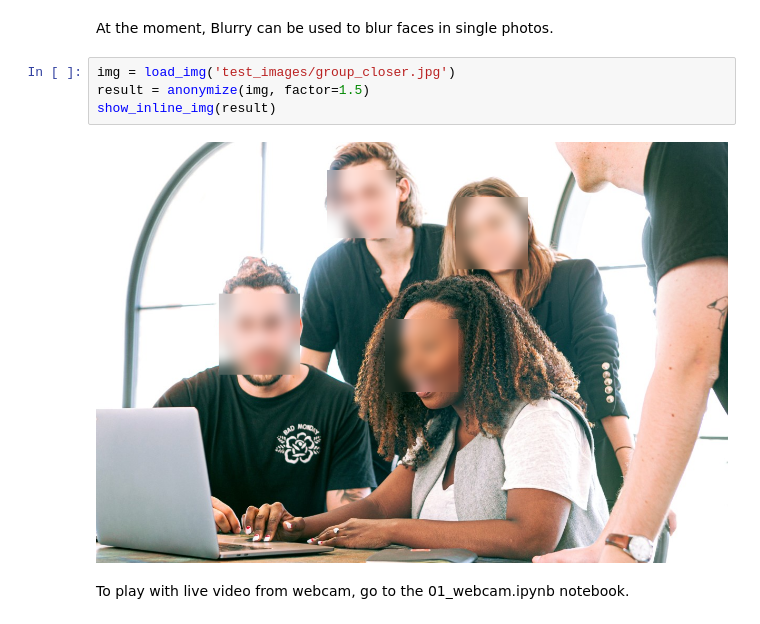
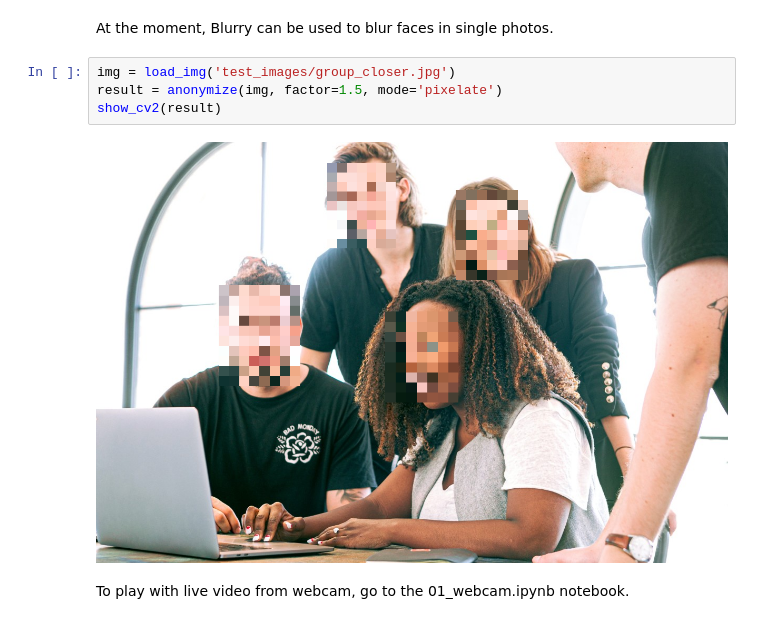
Before and after one commit to JohannesStutz/blurry, a Jupyter notebook: index.ipynb, the cells around one changed output. Saved outputs shown, nothing was run; the diff lists cells and outputs as text.

Commit message:
added pixelate mode and better fitting blurred areas

```diff
--- a/index.ipynb
+++ b/index.ipynb
@@ -22,10 +22,10 @@ There is no install available at the moment. If you want to play around with the
 At the moment, Blurry can be used to blur faces in single photos.
 # %%
 img = load_img('test_images/group_closer.jpg')
-result = anonymize(img, factor=1.5)
-show_inline_img(result)
+result = anonymize(img, factor=1.5, mode='pixelate')
+show_cv2(result)
 # %% [output]
-[figure, old version]
+[figure, new version]
 # %% [markdown]
 To play with live video from webcam, go to the 01_webcam.ipynb notebook.
 # %% [markdown]
```
Also changed, not shown: 27 other files.
